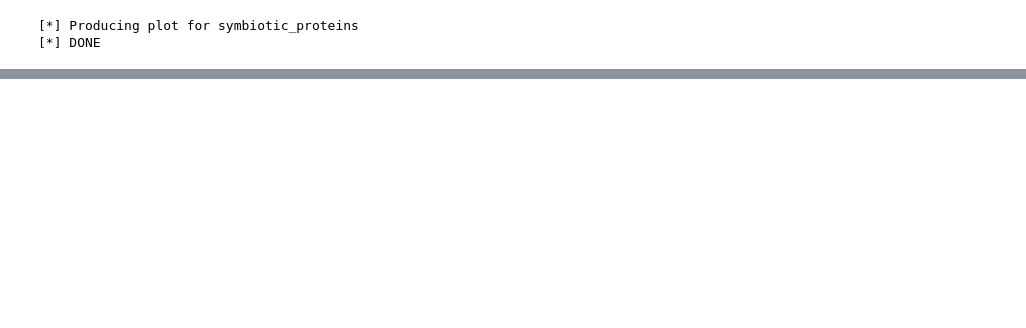
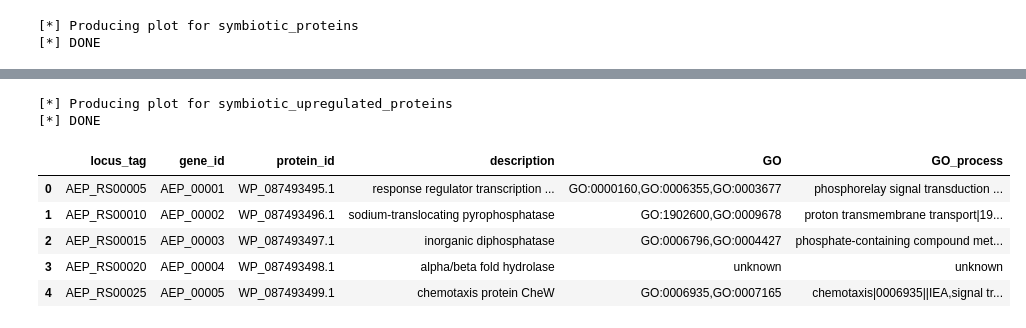
Before and after one commit to Kanomble/curvibacter_transcriptomics, a Jupyter notebook: scripts/gene_enrichment_analysis/go_enrichment.ipynb, the cells around one changed output, grey strips where cells are left out. Saved outputs shown, nothing was run; the diff lists cells and outputs as text; code cells hidden in the pictures; blank space fills up the shorter version.

```diff
--- a/scripts/gene_enrichment_analysis/go_enrichment.ipynb
+++ b/scripts/gene_enrichment_analysis/go_enrichment.ipynb
@@ -253,0 +283,6 @@ plot_goa(dataframe, "../../results/gene_enrichment_analysis/symbiotic_genes/", "
+# %%
+dataframe = pd.read_table("../../results/gene_enrichment_analysis/symbiotic_genes/symbiotic_proteins_upregulated_on_host_enrichment.txt")
+plot_goa(dataframe, "../../results/gene_enrichment_analysis/symbiotic_genes/", "symbiotic_upregulated_proteins")
+# %% [output]
+[*] Producing plot for symbiotic_upregulated_proteins
+[*] DONE
@@ -253,0 +299,11 @@ plot_goa(dataframe, "../../results/gene_enrichment_analysis/symbiotic_genes/", "
+# %%
+annotations = pd.read_csv("../../results/curvibacter_genome_annotation.csv", index_col=0)
+annotations.rename(columns={"wp_number":"protein_id"}, inplace=True)
+annotations.head()
+# %% [output]
+|  | locus_tag | gene_id | protein_id | description | GO | GO_process |
+| 0 | AEP_RS00005 | AEP_00001 | WP_087493495.1 | response regulator transcription ... | GO:0000160,GO:0006355,GO:0003677 | phosphorelay signal transduction ... |
+| 1 | AEP_RS00010 | AEP_00002 | WP_087493496.1 | sodium-translocating pyrophosphatase | GO:1902600,GO:0009678 | proton transmembrane transport|19... |
+| 2 | AEP_RS00015 | AEP_00003 | WP_087493497.1 | inorganic diphosphatase | GO:0006796,GO:0004427 | phosphate-containing compound met... |
+| 3 | AEP_RS00020 | AEP_00004 | WP_087493498.1 | alpha/beta fold hydrolase | unknown | unknown |
+| 4 | AEP_RS00025 | AEP_00005 | WP_087493499.1 | chemotaxis protein CheW | GO:0006935,GO:0007165 | chemotaxis|0006935||IEA,signal tr... |
```
Also changed, not shown: parts of 19 cells of this notebook.
